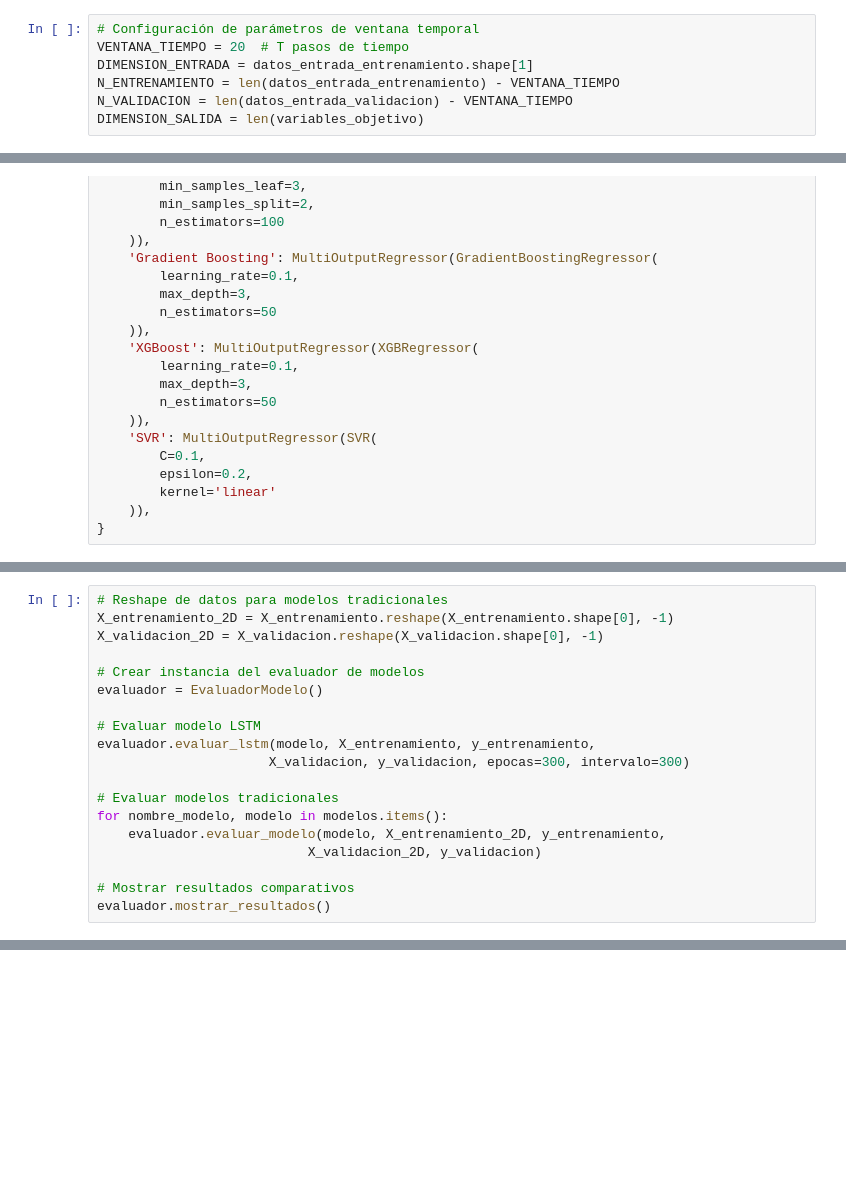
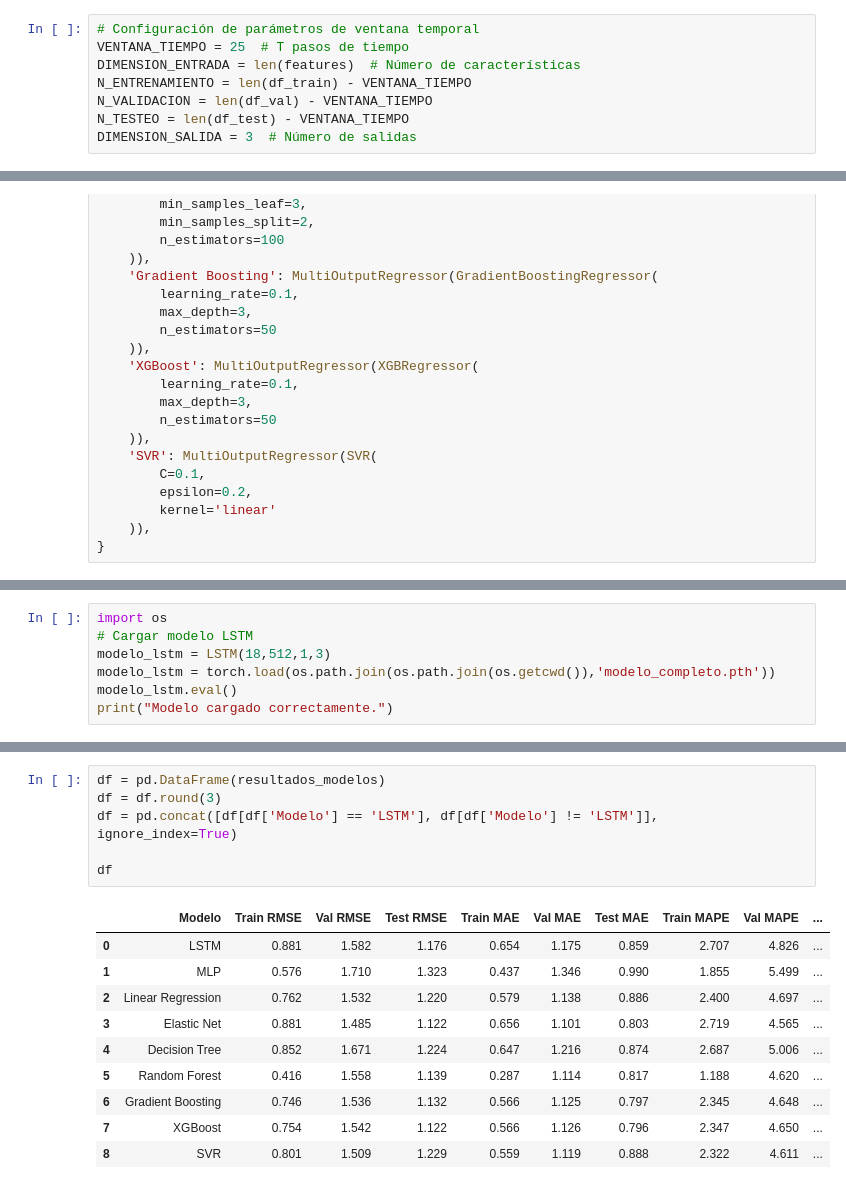
Before and after one commit to Ronald2328/Tesis-RNN-2024, a Jupyter notebook: comparacion_de_modelos.ipynb, the cells around one changed output, grey strips where cells are left out. Saved outputs shown, nothing was run; the diff lists cells and outputs as text; blank space fills up the shorter version.

```diff
--- a/comparacion_de_modelos.ipynb
+++ b/comparacion_de_modelos.ipynb
@@ -146,8 +82,9 @@ objetivos_validacion = df_validacion[variables_objetivo].values
 # %%
 # Configuración de parámetros de ventana temporal
-VENTANA_TIEMPO = 20  # T pasos de tiempo
-DIMENSION_ENTRADA = datos_entrada_entrenamiento.shape[1]
-N_ENTRENAMIENTO = len(datos_entrada_entrenamiento) - VENTANA_TIEMPO
-N_VALIDACION = len(datos_entrada_validacion) - VENTANA_TIEMPO
-DIMENSION_SALIDA = len(variables_objetivo)
+VENTANA_TIEMPO = 25  # T pasos de tiempo
+DIMENSION_ENTRADA = len(features)  # Número de características
+N_ENTRENAMIENTO = len(df_train) - VENTANA_TIEMPO
+N_VALIDACION = len(df_val) - VENTANA_TIEMPO
+N_TESTEO = len(df_test) - VENTANA_TIEMPO
+DIMENSION_SALIDA = 3  # Número de salidas
 # %%
@@ -239,19 +192,0 @@ LSTM(
-# %%
-# Reshape de datos para modelos tradicionales
-X_entrenamiento_2D = X_entrenamiento.reshape(X_entrenamiento.shape[0], -1)
-X_validacion_2D = X_validacion.reshape(X_validacion.shape[0], -1)
-
-# Crear instancia del evaluador de modelos
-evaluador = EvaluadorModelo()
-
-# Evaluar modelo LSTM
-evaluador.evaluar_lstm(modelo, X_entrenamiento, y_entrenamiento,
-                      X_validacion, y_validacion, epocas=300, intervalo=300)
-
-# Evaluar modelos tradicionales
-for nombre_modelo, modelo in modelos.items():
-    evaluador.evaluar_modelo(modelo, X_entrenamiento_2D, y_entrenamiento,
-                           X_validacion_2D, y_validacion)
-
-# Mostrar resultados comparativos
-evaluador.mostrar_resultados()
@@ -278,0 +193,7 @@ Train MAE: 0.686, Val MAE: 1.132
+# %%
+import os
+# Cargar modelo LSTM
+modelo_lstm = LSTM(18,512,1,3)
+modelo_lstm = torch.load(os.path.join(os.path.join(os.getcwd()),'modelo_completo.pth'))
+modelo_lstm.eval()
+print("Modelo cargado correctamente.")
@@ -278,0 +323,17 @@ Train MAE: 0.686, Val MAE: 1.132
+# %%
+df = pd.DataFrame(resultados_modelos)
+df = df.round(3)
+df = pd.concat([df[df['Modelo'] == 'LSTM'], df[df['Modelo'] != 'LSTM']], ignore_index=True)
+
+df
+# %% [output]
+|  | Modelo | Train RMSE | Val RMSE | Test RMSE | Train MAE | Val MAE | Test MAE | Train MAPE | Val MAPE | ... |
+| 0 | LSTM | 0.881 | 1.582 | 1.176 | 0.654 | 1.175 | 0.859 | 2.707 | 4.826 | ... |
+| 1 | MLP | 0.576 | 1.710 | 1.323 | 0.437 | 1.346 | 0.990 | 1.855 | 5.499 | ... |
+| 2 | Linear Regression | 0.762 | 1.532 | 1.220 | 0.579 | 1.138 | 0.886 | 2.400 | 4.697 | ... |
+| 3 | Elastic Net | 0.881 | 1.485 | 1.122 | 0.656 | 1.101 | 0.803 | 2.719 | 4.565 | ... |
+| 4 | Decision Tree | 0.852 | 1.671 | 1.224 | 0.647 | 1.216 | 0.874 | 2.687 | 5.006 | ... |
+| 5 | Random Forest | 0.416 | 1.558 | 1.139 | 0.287 | 1.114 | 0.817 | 1.188 | 4.620 | ... |
+| 6 | Gradient Boosting | 0.746 | 1.536 | 1.132 | 0.566 | 1.125 | 0.797 | 2.345 | 4.648 | ... |
+| 7 | XGBoost | 0.754 | 1.542 | 1.122 | 0.566 | 1.126 | 0.796 | 2.347 | 4.650 | ... |
+| 8 | SVR | 0.801 | 1.509 | 1.229 | 0.559 | 1.119 | 0.888 | 2.322 | 4.611 | ... |
```
Also changed, not shown: parts of 15 cells of this notebook, 2 other files.
